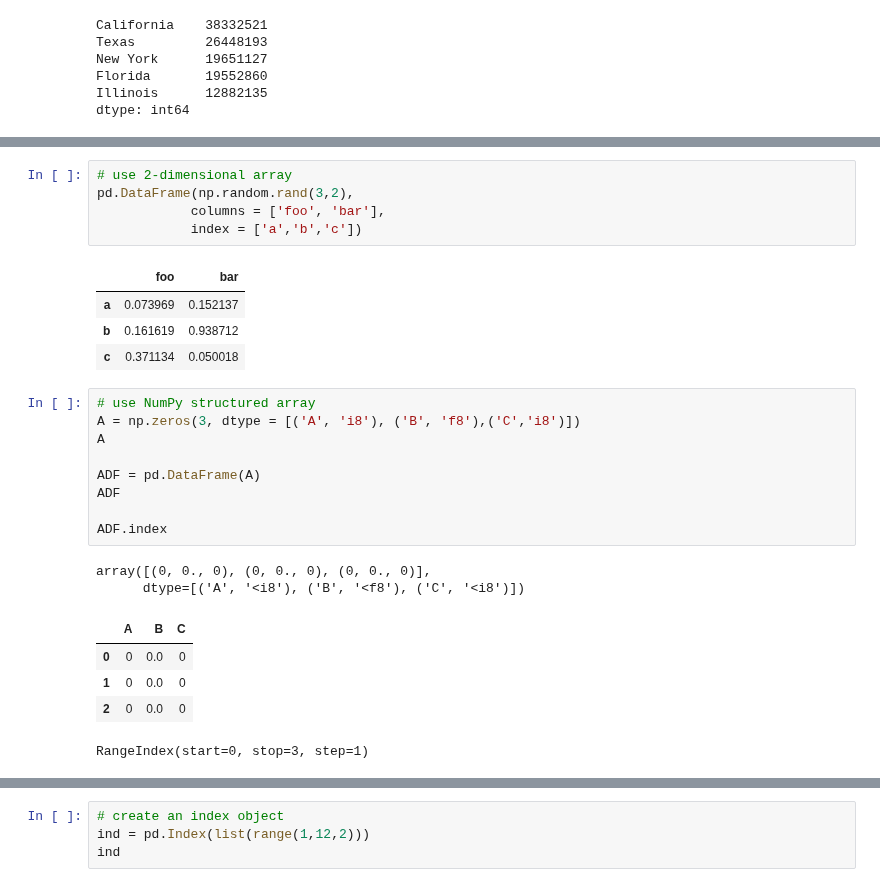
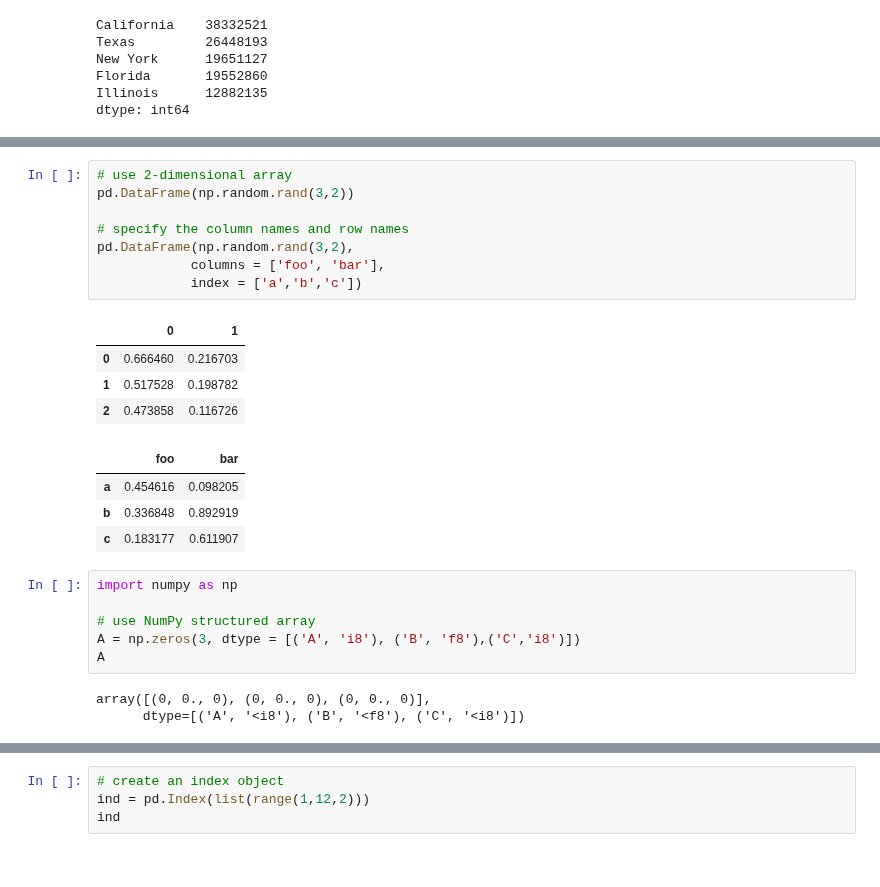
Before and after one commit to YuxiaoLuo/Analytics_Python, a Jupyter notebook: Data_Wrangling/Pandas.ipynb, the cells around one changed output, grey strips where cells are left out. Drawn from its saved outputs; the diff is of its cells as text.

```diff
--- a/Data_Wrangling/Pandas.ipynb
+++ b/Data_Wrangling/Pandas.ipynb
@@ -349,28 +388,27 @@ pd.DataFrame({
 | Illinois | 12882135 | 149995 |
 # %%
 # use 2-dimensional array
+pd.DataFrame(np.random.rand(3,2))
+
+# specify the column names and row names
 pd.DataFrame(np.random.rand(3,2),
             columns = ['foo', 'bar'],
             index = ['a','b','c'])
 # %% [output]
-|  | foo | bar |
-| a | 0.073969 | 0.152137 |
-| b | 0.161619 | 0.938712 |
-| c | 0.371134 | 0.050018 |
+|  | 0 | 1 |
+| 0 | 0.666460 | 0.216703 |
+| 1 | 0.517528 | 0.198782 |
+| 2 | 0.473858 | 0.116726 |
+|  | foo | bar |
+| a | 0.454616 | 0.098205 |
+| b | 0.336848 | 0.892919 |
+| c | 0.183177 | 0.611907 |
 # %%
+import numpy as np
+
 # use NumPy structured array
 A = np.zeros(3, dtype = [('A', 'i8'), ('B', 'f8'),('C','i8')])
 A
-
-ADF = pd.DataFrame(A)
-ADF
-
-ADF.index
 # %% [output]
 array([(0, 0., 0), (0, 0., 0), (0, 0., 0)],
       dtype=[('A', '<i8'), ('B', '<f8'), ('C', '<i8')])
-|  | A | B | C |
-| 0 | 0 | 0.0 | 0 |
-| 1 | 0 | 0.0 | 0 |
-| 2 | 0 | 0.0 | 0 |
-RangeIndex(start=0, stop=3, step=1)
```
Also changed, not shown: parts of 29 cells of this notebook, 1 other file.
